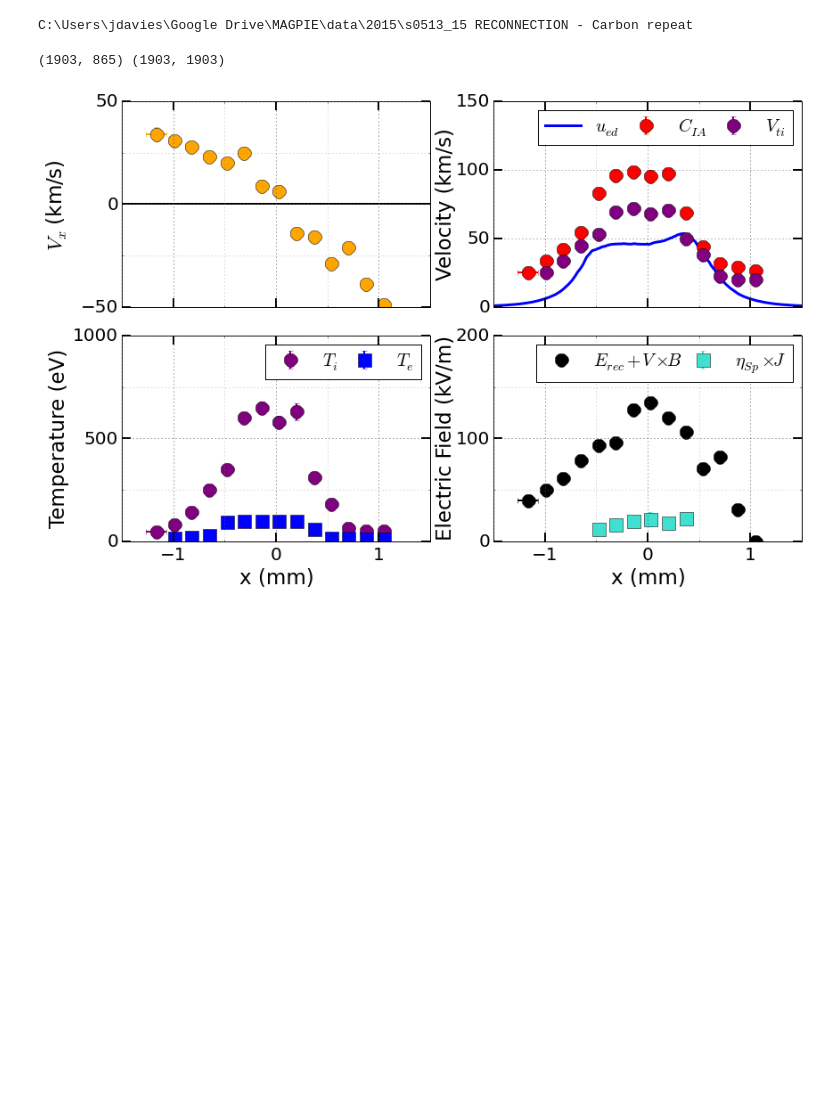
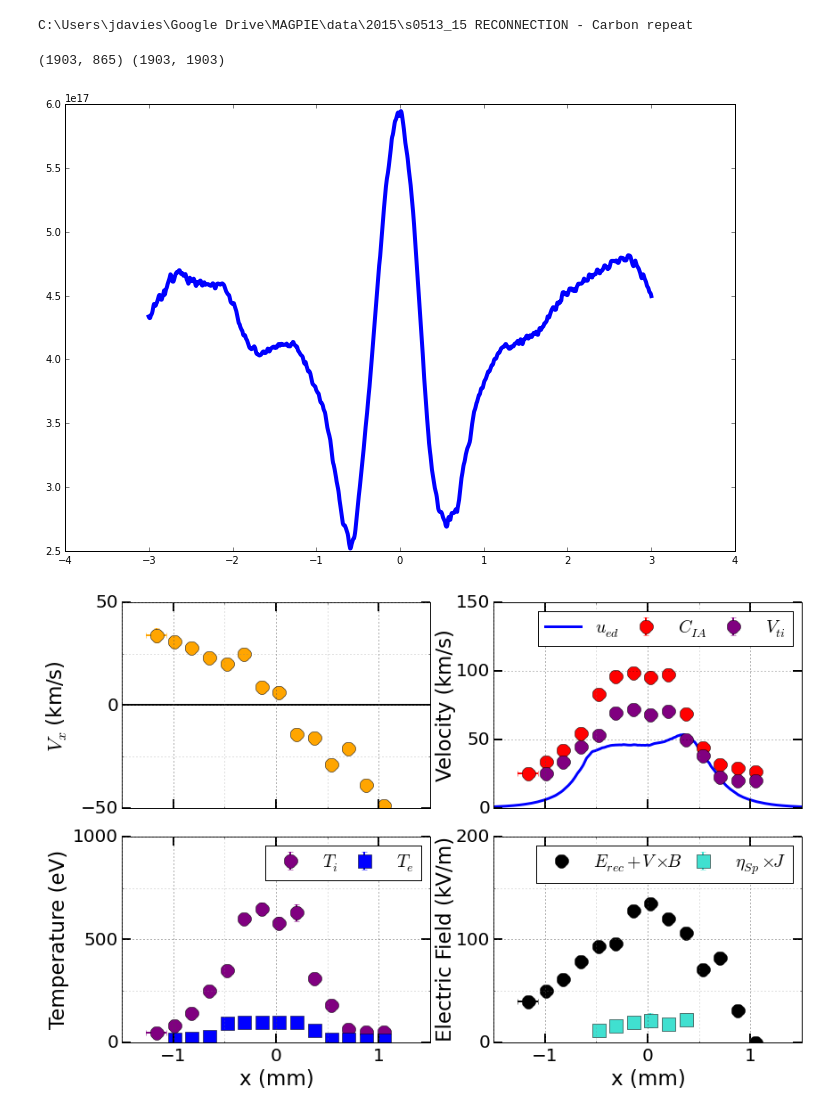
Before and after one commit to jdhare/magpie-analysis, a Jupyter notebook: Figures for Reconnection Paper.ipynb, the cells around one changed output. Cells and saved outputs as stored; diff of their text form; code cells hidden in the pictures; blank space fills up the shorter version.

```diff
--- a/Figures for Reconnection Paper.ipynb
+++ b/Figures for Reconnection Paper.ipynb
@@ -472,12 +471,13 @@ C:\Users\jdavies\Google Drive\MAGPIE\data\2015\s0513_15 RECONNECTION - Carbon re
 # %%
 s0513_15_532=NeLMap2('s0513_15 neL end on.txt', multiply_by=1/1.6, scale=173,rot_angle=-90)
 s0513_15_532.set_origin(origin=(2470,1764), extent=[-11,11,-8,8])
 s0513_15_532.create_lineout(start=(0,-3), end=(0,3))
-#s0513_15_532.plot_lineout()
+s0513_15_532.plot_lineout()
 x_ued=s0513_15_532.mm
 u_ed=-Harris_j(x_ued*1e-3,x0,B0,L)/(s0513_15_532.lo*1e6*c.e) #m/s
 # %% [output]
 (1903, 865) (1903, 1903)
+[figure, added]
 # %%
 C_IA_m,C_IA_err=uv_m_std(C_IA)
 V_ti_m,V_ti_err=uv_m_std(V_ti)
```
Also changed, not shown: parts of 1 cell of this notebook, 4 other files.
